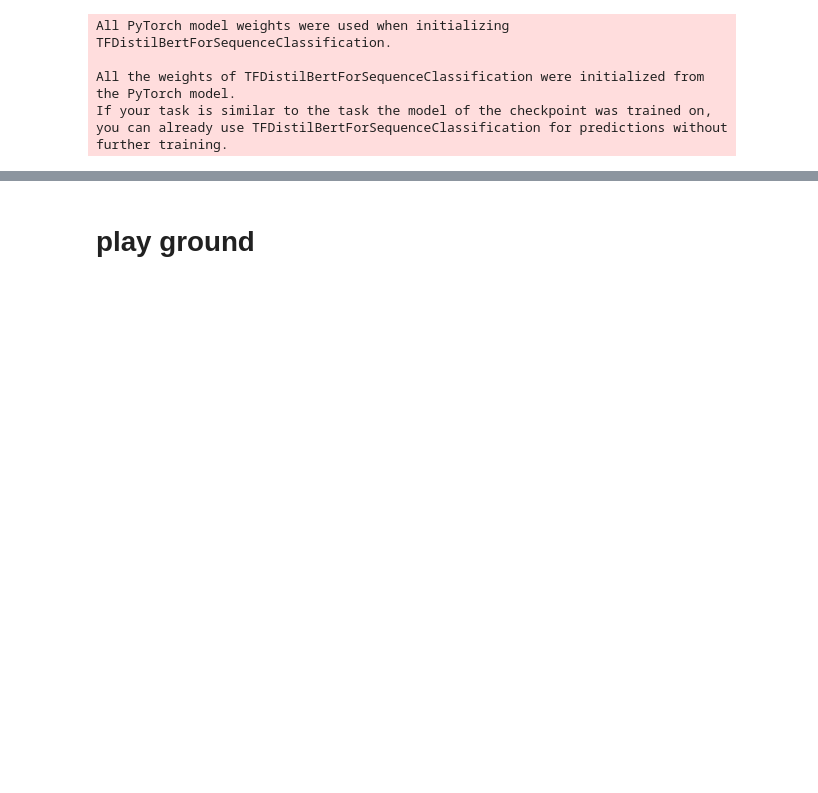
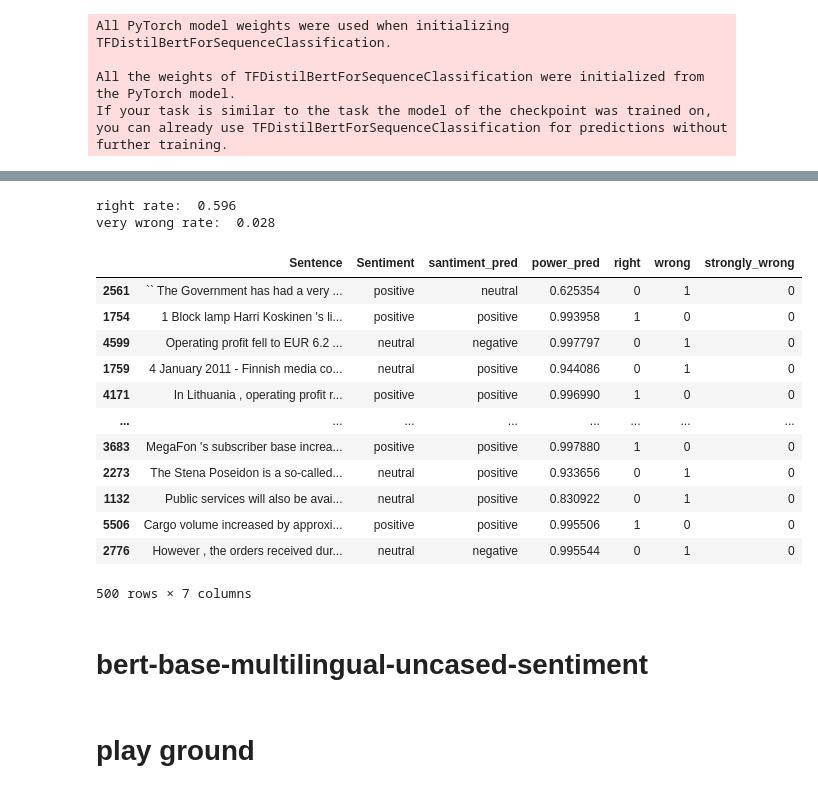
Before and after one commit to YotamAflalo/Forecasting-stock-market-rates-deep-learning-and-text-analysis, a Jupyter notebook: sentiment with stock-news-distilbert.ipynb, the cells around one changed output, grey strips where cells are left out. Cells and saved outputs as stored; diff of their text form; code cells hidden in the pictures; blank space fills up the shorter version.

```diff
--- a/sentiment with stock-news-distilbert.ipynb
+++ b/sentiment with stock-news-distilbert.ipynb
@@ -80,0 +88,12 @@ If your task is similar to the task the model of the checkpoint was trained on,
+# %%
+from transformers import BertTokenizer, BertForSequenceClassification,TFBertForSequenceClassification
+from transformers import pipeline
+
+model = TFBertForSequenceClassification.from_pretrained("ahmedrachid/FinancialBERT-Sentiment-Analysis",num_labels=3,from_pt=True)
+tokenizer = BertTokenizer.from_pretrained("ahmedrachid/FinancialBERT-Sentiment-Analysis")
+
+nlp = pipeline("sentiment-analysis", model=model, tokenizer=tokenizer)
+data_small = data.sample(500)
+data_small["santiment_pred"] =data_small['Sentence'].apply(lambda sent: list(classifier(sent)[0].values()))
+data_small["power_pred"] = data_small['santiment_pred'].apply(lambda a: a[1])
+data_small['santiment_pred'] = data_small['santiment_pred'].apply(lambda a: a[0])
@@ -80,0 +106,31 @@ If your task is similar to the task the model of the checkpoint was trained on,
+# %%
+data_small["right"] = np.where(data_small['Sentiment']==data_small['santiment_pred'],1,0)
+data_small["wrong"] = np.where(data_small['Sentiment']==data_small['santiment_pred'],0,1)
+
+data_small["strongly_wrong"] =np.where(data_small['Sentiment']!=data_small['santiment_pred'] ,1,0)
+data_small["strongly_wrong"] =np.where(data_small['Sentiment']=='neutral' ,0,data_small["strongly_wrong"])
+data_small["strongly_wrong"] =np.where(data_small['santiment_pred']=='neutral' ,0,data_small["strongly_wrong"])
+
+print("right rate: ",data_small["right"].sum()/data_small["right"].count())
+print("very wrong rate: ",data_small['strongly_wrong'].sum()/data_small["strongly_wrong"].count())
+# %% [output]
+right rate:  0.596
+very wrong rate:  0.028
+# %%
+data_small
+# %% [output]
+|  | Sentence | Sentiment | santiment_pred | power_pred | right | wrong | strongly_wrong |
+| 2561 | `` The Government has had a very ... | positive | neutral | 0.625354 | 0 | 1 | 0 |
+| 1754 | 1 Block lamp Harri Koskinen 's li... | positive | positive | 0.993958 | 1 | 0 | 0 |
+| 4599 | Operating profit fell to EUR 6.2 ... | neutral | negative | 0.997797 | 0 | 1 | 0 |
+| 1759 | 4 January 2011 - Finnish media co... | neutral | positive | 0.944086 | 0 | 1 | 0 |
+| 4171 | In Lithuania , operating profit r... | positive | positive | 0.996990 | 1 | 0 | 0 |
+| ... | ... | ... | ... | ... | ... | ... | ... |
+| 3683 | MegaFon 's subscriber base increa... | positive | positive | 0.997880 | 1 | 0 | 0 |
+| 2273 | The Stena Poseidon is a so-called... | neutral | positive | 0.933656 | 0 | 1 | 0 |
+| 1132 | Public services will also be avai... | neutral | positive | 0.830922 | 0 | 1 | 0 |
+| 5506 | Cargo volume increased by approxi... | positive | positive | 0.995506 | 1 | 0 | 0 |
+| 2776 | However , the orders received dur... | neutral | negative | 0.995544 | 0 | 1 | 0 |
+500 rows × 7 columns
+# %% [markdown]
+# bert-base-multilingual-uncased-sentiment
```
Also changed, not shown: parts of 6 cells of this notebook.
